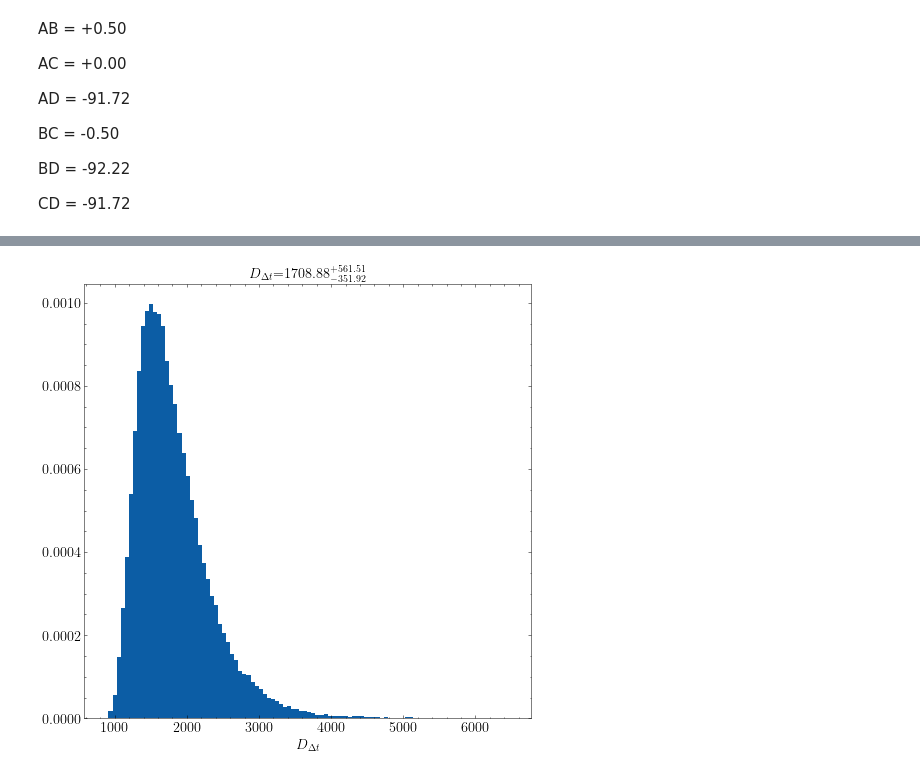
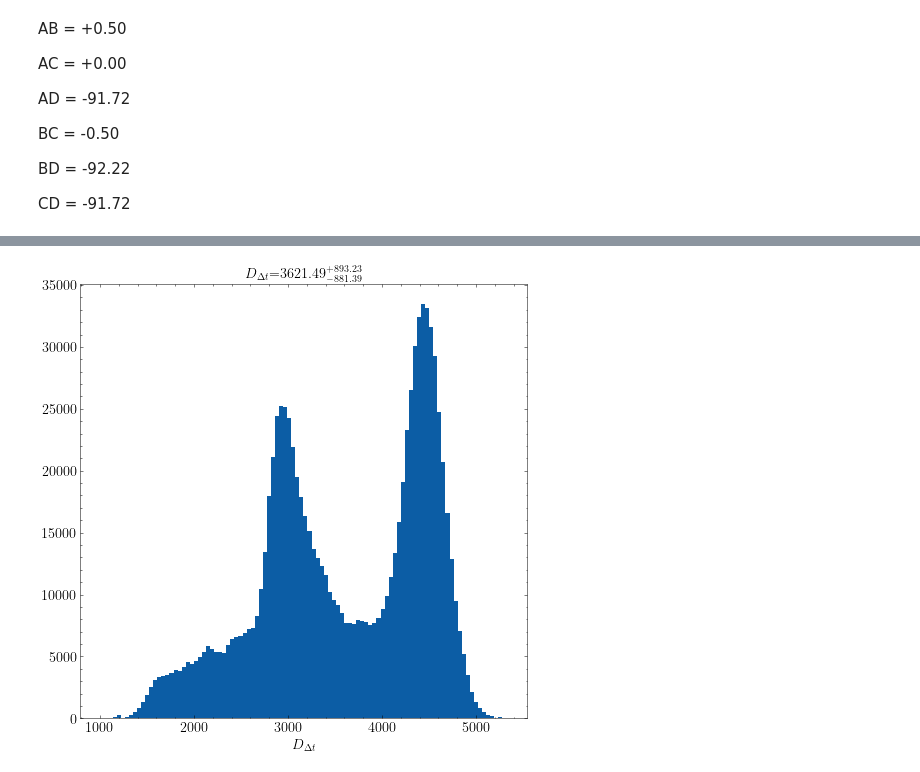
Before and after one commit to AlexandreAdam/rxj1131, a Jupyter notebook: notebooks/quad_optim.ipynb, the cells around one changed output, grey strips where cells are left out. Cells and saved outputs as stored; diff of their text form; code cells hidden in the pictures.

Commit message:
Final version of beamer

```diff
--- a/notebooks/quad_optim.ipynb
+++ b/notebooks/quad_optim.ipynb
@@ -317,25 +316,25 @@ plt.imshow(good_pixel_map)
 <matplotlib.image.AxesImage at 0x...>
 [figure]
 # %%
-bounds = [ # informed from previous Nested Sampling call
-    [-0.4, 0], #x0l
-    [0, 1], # y0l
-    [0., 0.2], # e
-    [1, 1.5], # phi
-    [0.01, 1], #x_c
-    [1, 5], # r_ein
-    [-0.2, 0.2], #x0
-    [0, 1], # y0
-    [0.01, 1] # width
-]
+# bounds = [ # informed from previous Nested Sampling call
+#     [-0.4, 0], #x0l
+#     [0, 1], # y0l
+#     [0., 0.2], # e
+#     [1, 1.5], # phi
+#     [0.01, 1], #x_c
+#     [1, 5], # r_ein
+#     [-0.2, 0.2], #x0
+#     [0, 1], # y0
+#     [0.01, 1] # width
+# ]
 
-def prior_transform(x, bounds=bounds): # uniform distribution
-    return [(bounds[i][1] - bounds[i][0]) * x[i] + bounds[i][0] for i in range(x.size)]
+# def prior_transform(x, bounds=bounds): # uniform distribution
+#     return [(bounds[i][1] - bounds[i][0]) * x[i] + bounds[i][0] for i in range(x.size)]
 
-ndim = len(bounds)
-sigma = np.sqrt(im[good_pixel_map]*1000) # roughly a count
-def loglike(x):
-    return likelihood_both(x, im, sigma, psf, source_grid, lens_grid, good_pixel_map.ravel(), x_image, y_image, tolerance)
+# ndim = len(bounds)
+# sigma = np.sqrt(im[good_pixel_map]*1000) # roughly a count
+# def loglike(x):
+#     return likelihood_both(x, im, sigma, psf, source_grid, lens_grid, good_pixel_map.ravel(), x_image, y_image, tolerance)
 # res = nestle.sample(loglike, prior_transform, ndim=len(bounds), npoints=10)
 
 # with Pool(8) as pool:
@@ -369,7 +368,7 @@ BD =  -92.22
 CD =  -91.72
 # %%
 results_dt = [91.72, 92.22, 91.72] # days, DA, DB, DC
-sigma_dt = 1
+sigma_dt = 0.1
 D_dt_initial = 1000 # Mpc
 bounds = [
     [-1, 1], #x0l
@@ -448,6 +447,7 @@ def log_prob(x):
     dt_DC = Ddt * (np.dot(alpha[D], alpha[D])/2 - np.dot(alpha[C], alpha[C])/2 - psi(theta[D]) + psi(theta[C])) / speed_of_light * arcsec2rad**2
     dts = [dt_DA, dt_DB, dt_DC]
     ll += -0.5 * sum([(results_dt[i] - dts[i])**2/sigma_dt**2 for i in range(3)])
+    ll += loglike(x[1:])
     return ll
 # %%
 nwalkers = 3000
@@ -482,10 +490,10 @@ plt.savefig("../latex/beamer_lens/joint_posterior_corner.png")
 # %%
 # Ddt posterior
 plt.figure(figsize=(8, 8))
-plt.hist(flat_samples[:, 0], bins=100, density=True)
+plt.hist(flat_samples[:, 0], bins=100)
 plt.xlabel(r"$D_{\Delta t}$")
 med = np.median(flat_samples[:, 0])
 plt.title(r"$D_{\Delta t}$=%.2f$^{+%.2f}_{-%.2f}$" % (med, np.abs(np.percentile(flat_samples[:, 0], 84) - med), np.abs(np.percentile(flat_samples[:, 0], 16) - med)))
-plt.savefig("../latex/beamer_lens/marginalized_joint_posterior.png")
+plt.savefig("../latex/beamer_lens/marginalized_posterior_Ddt.png")
 # %% [output]
-[figure, old version]
+[figure, new version]
```
Also changed, not shown: parts of 10 cells of this notebook, 7 other files.
